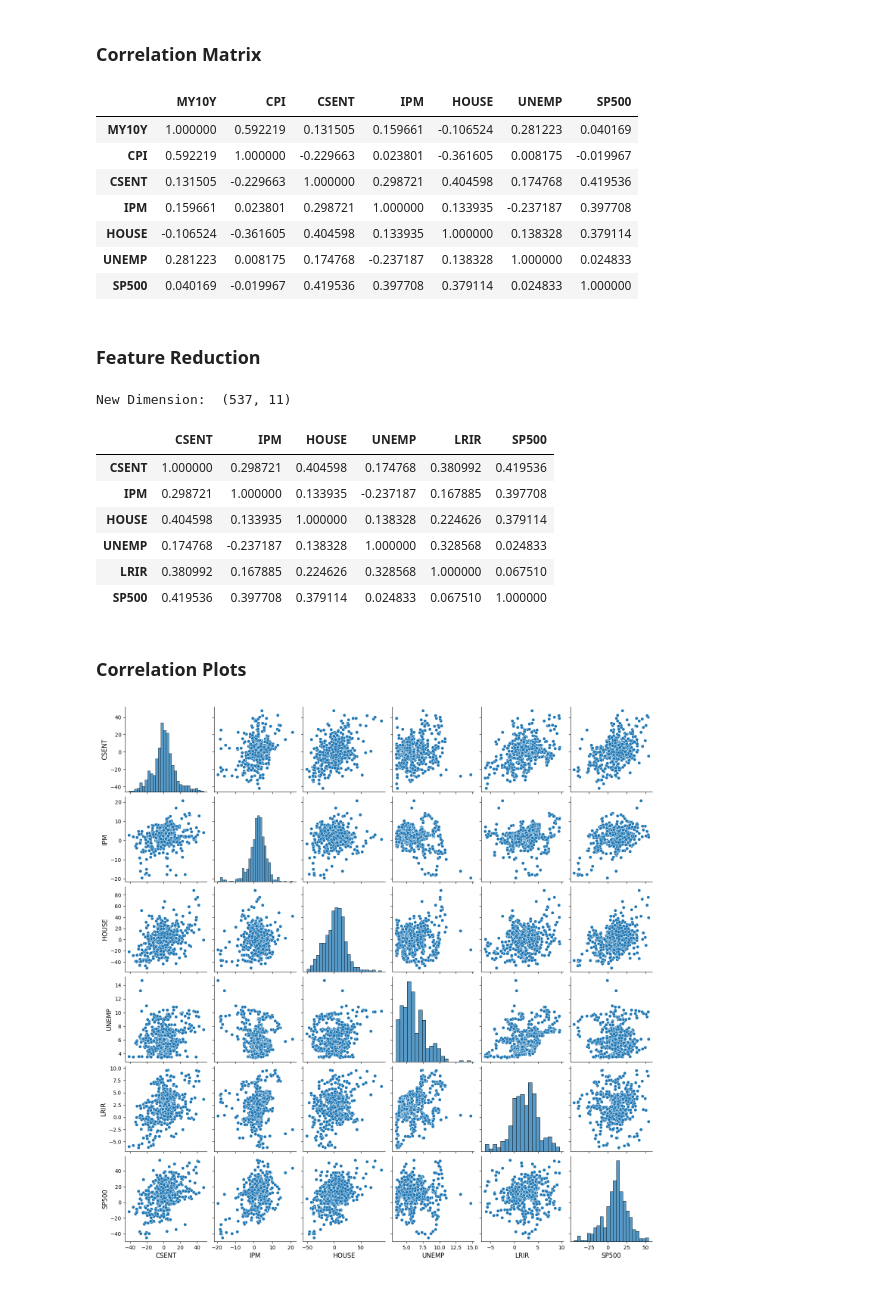
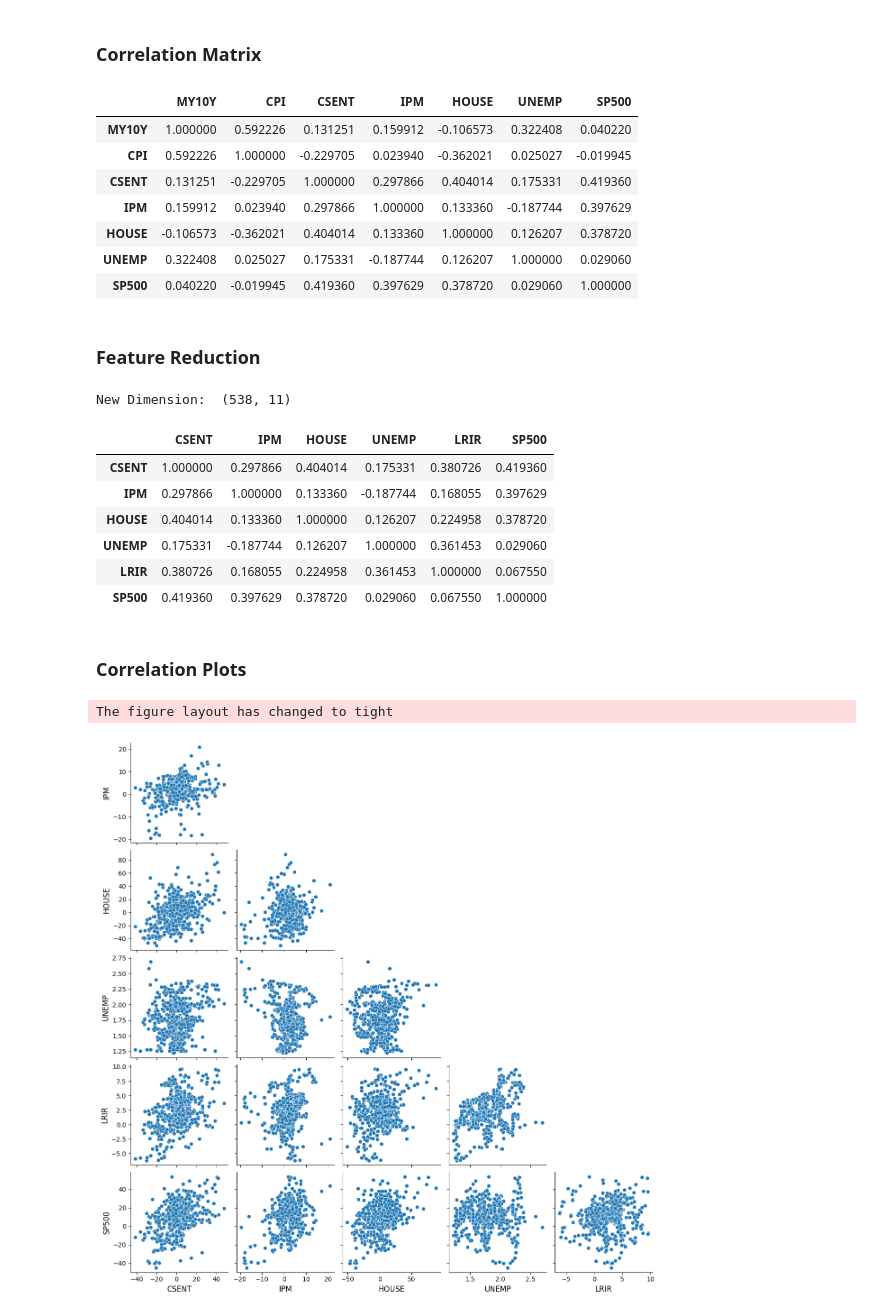
Before and after one commit to RanArino/Course_Projects, a Jupyter notebook: BDM500_PredictiveAnalysis/Projects/Codes.ipynb, the cells around one changed output. Drawn from its saved outputs; the diff is of its cells as text; code cells hidden in the pictures.

```diff
--- a/BDM500_PredictiveAnalysis/Projects/Codes.ipynb
+++ b/BDM500_PredictiveAnalysis/Projects/Codes.ipynb
@@ -185,0 +190,10 @@ df[features].describe()
+# %%
+# plotting histograms
+fig, ax = plt.subplots(nrows=2, ncols=3, figsize=(17.5, 8))
+fig.suptitle('Histograms with Normal Distribution Curve', size=20)
+
+for i, f in enumerate(features):
+    r, c = divmod(i, 3)
+    sns.histplot((df[f]), kde=True, color="blue", stat="density", linewidth=0, ax=ax[r][c])
+    ax[r][c].set_title(f"{f}({skew(df[f]):.4f})", size=15)
+    ax[r][c].set_xlabel(' ')
@@ -185,0 +203,8 @@ df[features].describe()
+# %%
+# change the "UNEMP" to log scale
+df['UNEMP'] = np.log(df['UNEMP'])
+
+# plotting the histogram again
+sns.histplot(df['UNEMP'], kde=True, color="blue", stat="density", linewidth=0)
+plt.title(f"Log(UNEMP)({skew(df['UNEMP']):.4f})", size=15)
+plt.xlabel(' ')
@@ -190,13 +218,13 @@ df[features].describe()
 df[features].corr()
 # %% [output]
 |  | MY10Y | CPI | CSENT | IPM | HOUSE | UNEMP | SP500 |
-| MY10Y | 1.000000 | 0.592219 | 0.131505 | 0.159661 | -0.106524 | 0.281223 | 0.040169 |
-| CPI | 0.592219 | 1.000000 | -0.229663 | 0.023801 | -0.361605 | 0.008175 | -0.019967 |
-| CSENT | 0.131505 | -0.229663 | 1.000000 | 0.298721 | 0.404598 | 0.174768 | 0.419536 |
-| IPM | 0.159661 | 0.023801 | 0.298721 | 1.000000 | 0.133935 | -0.237187 | 0.397708 |
-| HOUSE | -0.106524 | -0.361605 | 0.404598 | 0.133935 | 1.000000 | 0.138328 | 0.379114 |
-| UNEMP | 0.281223 | 0.008175 | 0.174768 | -0.237187 | 0.138328 | 1.000000 | 0.024833 |
-| SP500 | 0.040169 | -0.019967 | 0.419536 | 0.397708 | 0.379114 | 0.024833 | 1.000000 |
+| MY10Y | 1.000000 | 0.592226 | 0.131251 | 0.159912 | -0.106573 | 0.322408 | 0.040220 |
+| CPI | 0.592226 | 1.000000 | -0.229705 | 0.023940 | -0.362021 | 0.025027 | -0.019945 |
+| CSENT | 0.131251 | -0.229705 | 1.000000 | 0.297866 | 0.404014 | 0.175331 | 0.419360 |
+| IPM | 0.159912 | 0.023940 | 0.297866 | 1.000000 | 0.133360 | -0.187744 | 0.397629 |
+| HOUSE | -0.106573 | -0.362021 | 0.404014 | 0.133360 | 1.000000 | 0.126207 | 0.378720 |
+| UNEMP | 0.322408 | 0.025027 | 0.175331 | -0.187744 | 0.126207 | 1.000000 | 0.029060 |
+| SP500 | 0.040220 | -0.019945 | 0.419360 | 0.397629 | 0.378720 | 0.029060 | 1.000000 |
 # %% [markdown]
 ### Feature Reduction
 # %%
@@ -213,29 +241,36 @@ print("New Dimension: ", df.shape)
 features = ['CSENT', 'IPM', 'HOUSE', 'UNEMP', 'LRIR', 'SP500']
 df[features].corr()
 # %% [output]
-New Dimension:  (537, 11)
+New Dimension:  (538, 11)
 |  | CSENT | IPM | HOUSE | UNEMP | LRIR | SP500 |
-| CSENT | 1.000000 | 0.298721 | 0.404598 | 0.174768 | 0.380992 | 0.419536 |
-| IPM | 0.298721 | 1.000000 | 0.133935 | -0.237187 | 0.167885 | 0.397708 |
-| HOUSE | 0.404598 | 0.133935 | 1.000000 | 0.138328 | 0.224626 | 0.379114 |
-| UNEMP | 0.174768 | -0.237187 | 0.138328 | 1.000000 | 0.328568 | 0.024833 |
-| LRIR | 0.380992 | 0.167885 | 0.224626 | 0.328568 | 1.000000 | 0.067510 |
-| SP500 | 0.419536 | 0.397708 | 0.379114 | 0.024833 | 0.067510 | 1.000000 |
+| CSENT | 1.000000 | 0.297866 | 0.404014 | 0.175331 | 0.380726 | 0.419360 |
+| IPM | 0.297866 | 1.000000 | 0.133360 | -0.187744 | 0.168055 | 0.397629 |
+| HOUSE | 0.404014 | 0.133360 | 1.000000 | 0.126207 | 0.224958 | 0.378720 |
+| UNEMP | 0.175331 | -0.187744 | 0.126207 | 1.000000 | 0.361453 | 0.029060 |
+| LRIR | 0.380726 | 0.168055 | 0.224958 | 0.361453 | 1.000000 | 0.067550 |
+| SP500 | 0.419360 | 0.397629 | 0.378720 | 0.029060 | 0.067550 | 1.000000 |
 # %%
 # load the final data frame
 #df.to_csv('final.csv', index=False)
 # %% [markdown]
 ### Correlation Plots
 # %%
-# check correlation
-corr_plot = sns.pairplot(df[features])
+corr_plot = sns.pairplot(df[features], diag_kind=None)
 
+for i in range(len(features)):
+    for j in range(len(features)):
+        if i <= j:  # This condition identifies upper triangle and diagonal plots
+            corr_plot.axes[i, j].set_visible(False)
+
+# Iterate again to set axis label font sizes (only for visible plots)
 for ax in corr_plot.axes.flatten():
-    # Set x-axis label
-    ax.set_xlabel(ax.get_xlabel(), fontsize='large')
-    # Set y-axis label
-    ax.set_ylabel(ax.get_ylabel(), fontsize='large')
+    if ax.get_visible():
+        # Set x-axis label
+        ax.set_xlabel(ax.get_xlabel(), fontsize='large')
+        # Set y-axis label
+        ax.set_ylabel(ax.get_ylabel(), fontsize='large')
 
 plt.show()
 # %% [output]
+The figure layout has changed to tight
-[figure, old version]
+[figure, new version]
```
Also changed, not shown: parts of 24 cells of this notebook, 1 other file.
